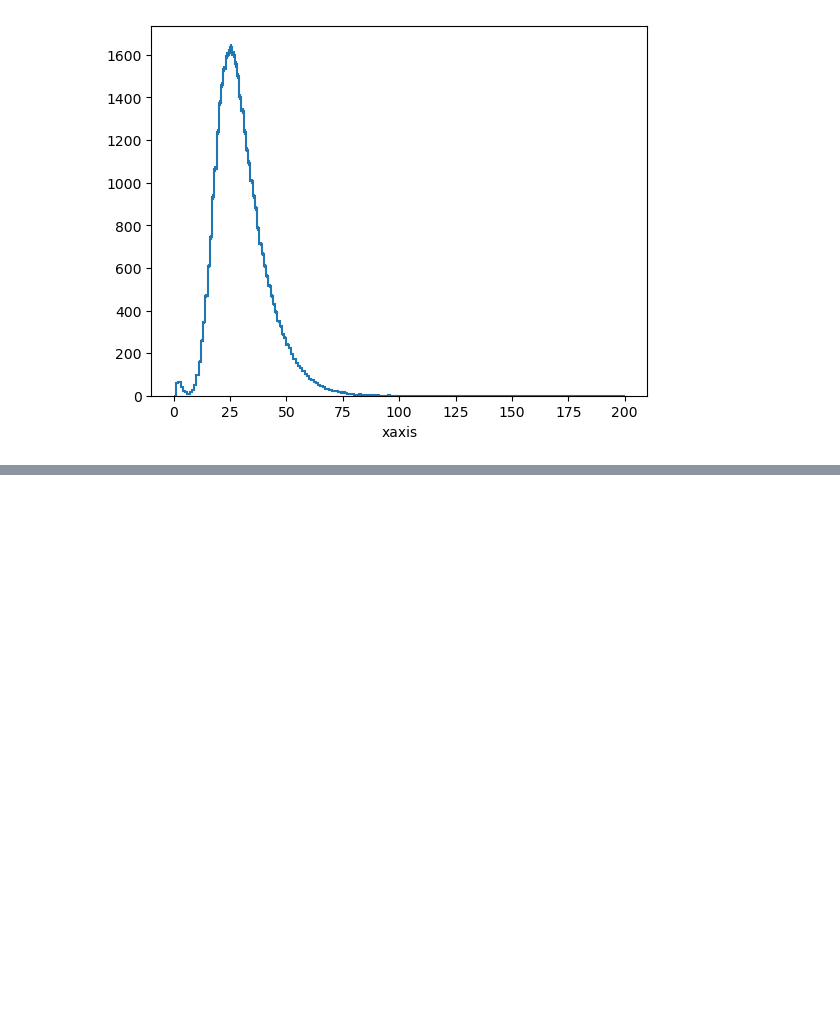
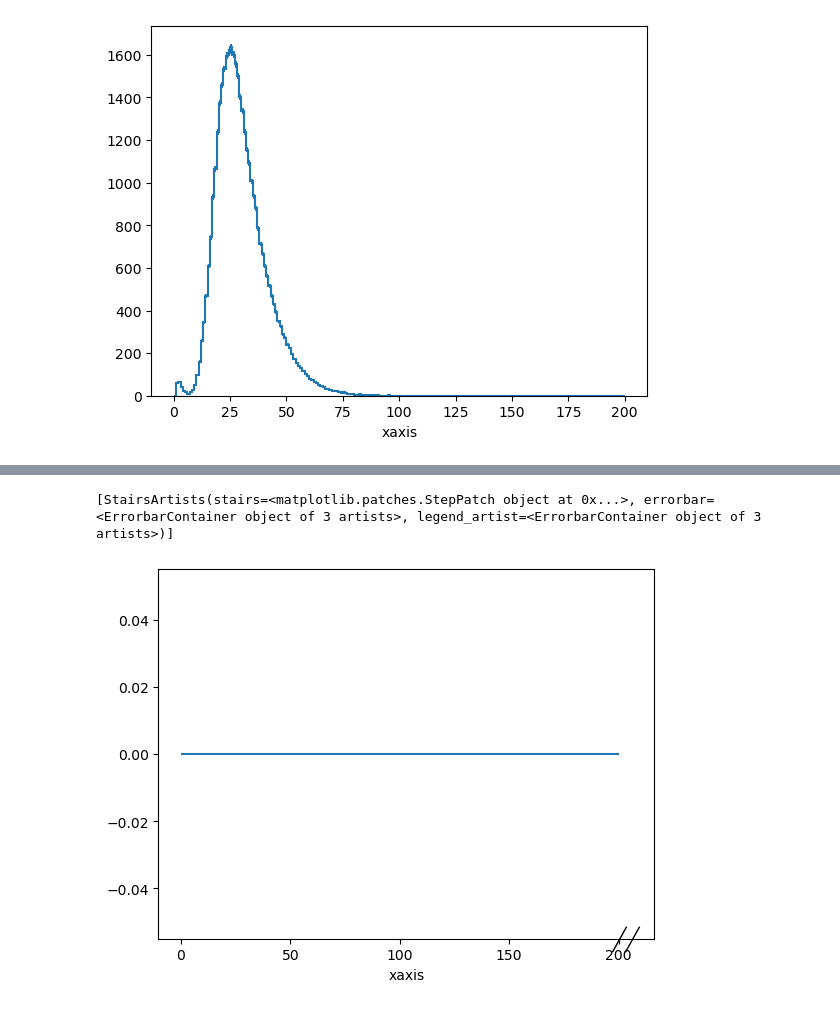
Before and after one commit to ckubina/FCCAnalyzer, a Jupyter notebook: analyses/examples/flavourtagscript.ipynb, the cells around one changed output, grey strips where cells are left out. Drawn from its saved outputs; the diff is of its cells as text; code cells hidden in the pictures; blank space fills up the shorter version.

```diff
--- a/analyses/examples/flavourtagscript.ipynb
+++ b/analyses/examples/flavourtagscript.ipynb
@@ -57,0 +62,6 @@ hep.histplot([mass_higgs])
+# %%
+mass_higgs=uproot_thing['wzp6_ee_eeH_Hbb_ecm240/dijet_higgs_m_reco'].to_hist()
+hep.histplot([mass_higgs])
+# %% [output]
+[StairsArtists(stairs=<matplotlib.patches.StepPatch object at 0x...>, errorbar=<ErrorbarContainer object of 3 artists>, legend_artist=<ErrorbarContainer object of 3 artists>)]
+[figure, added]
```
Also changed, not shown: parts of 8 cells of this notebook, 3 other files.
